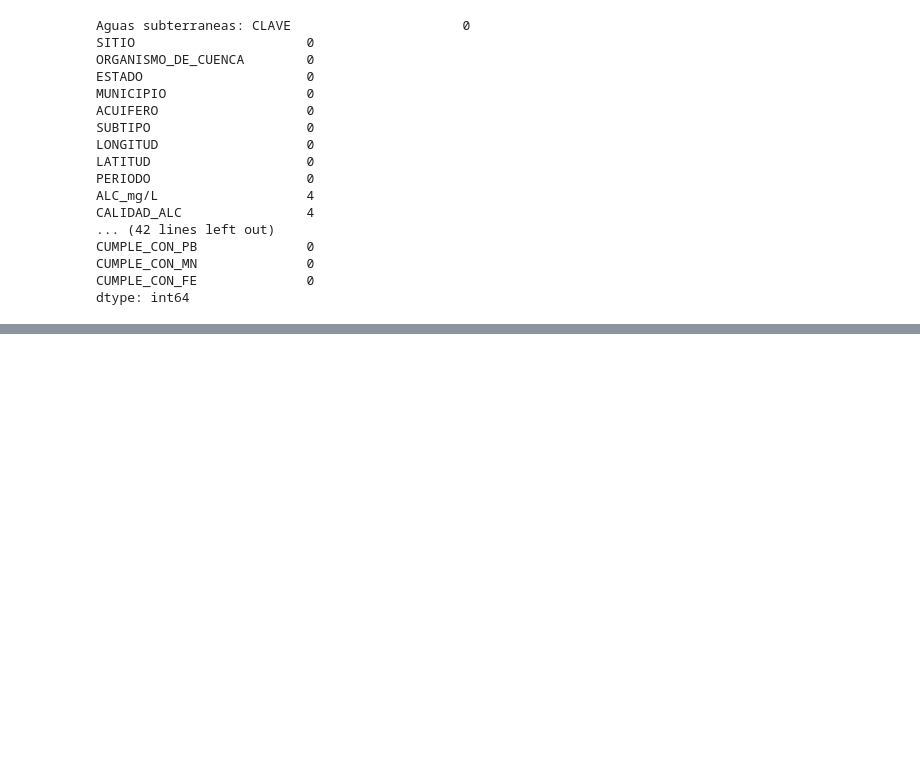
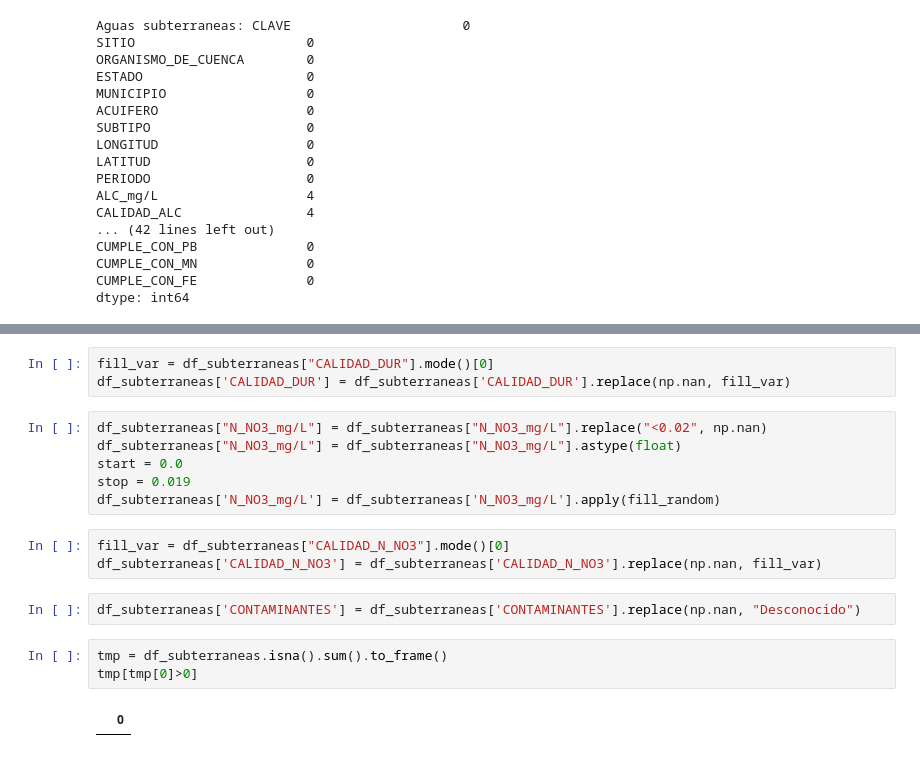
Before and after one commit to PosgradoMNA/actividades-del-projecto-equipo-5, a Jupyter notebook: Entrega1_Reto_Equipo5.ipynb, the cells around one changed output, grey strips where cells are left out. Saved outputs shown, nothing was run; the diff lists cells and outputs as text; blank space fills up the shorter version.

```diff
--- a/Entrega1_Reto_Equipo5.ipynb
+++ b/Entrega1_Reto_Equipo5.ipynb
@@ -109,0 +261,19 @@ dtype: int64
+# %%
+fill_var = df_subterraneas["CALIDAD_DUR"].mode()[0]
+df_subterraneas['CALIDAD_DUR'] = df_subterraneas['CALIDAD_DUR'].replace(np.nan, fill_var)
+# %%
+df_subterraneas["N_NO3_mg/L"] = df_subterraneas["N_NO3_mg/L"].replace("<0.02", np.nan)
+df_subterraneas["N_NO3_mg/L"] = df_subterraneas["N_NO3_mg/L"].astype(float)
+start = 0.0
+stop = 0.019
+df_subterraneas['N_NO3_mg/L'] = df_subterraneas['N_NO3_mg/L'].apply(fill_random)
+# %%
+fill_var = df_subterraneas["CALIDAD_N_NO3"].mode()[0]
+df_subterraneas['CALIDAD_N_NO3'] = df_subterraneas['CALIDAD_N_NO3'].replace(np.nan, fill_var)
+# %%
+df_subterraneas['CONTAMINANTES'] = df_subterraneas['CONTAMINANTES'].replace(np.nan, "Desconocido")
+# %%
+tmp = df_subterraneas.isna().sum().to_frame()
+tmp[tmp[0]>0]
+# %% [output]
+|  | 0 |
```
Also changed, not shown: parts of 29 cells of this notebook.
